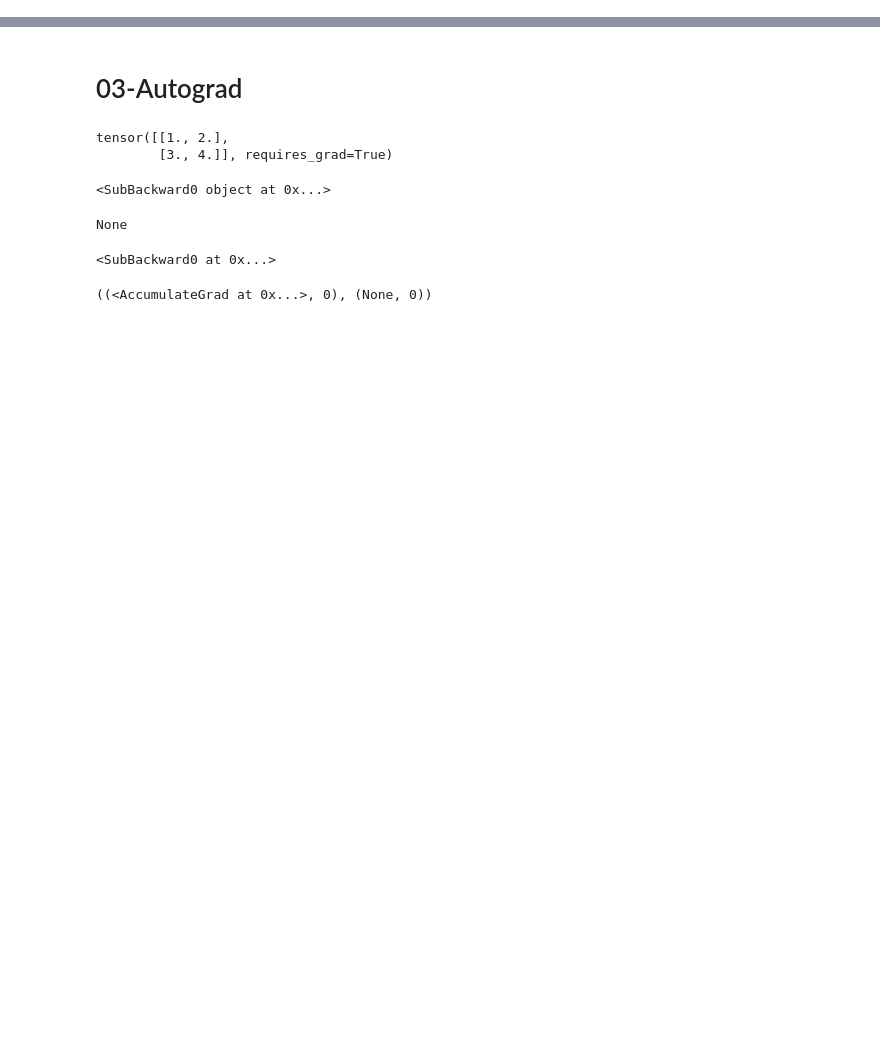
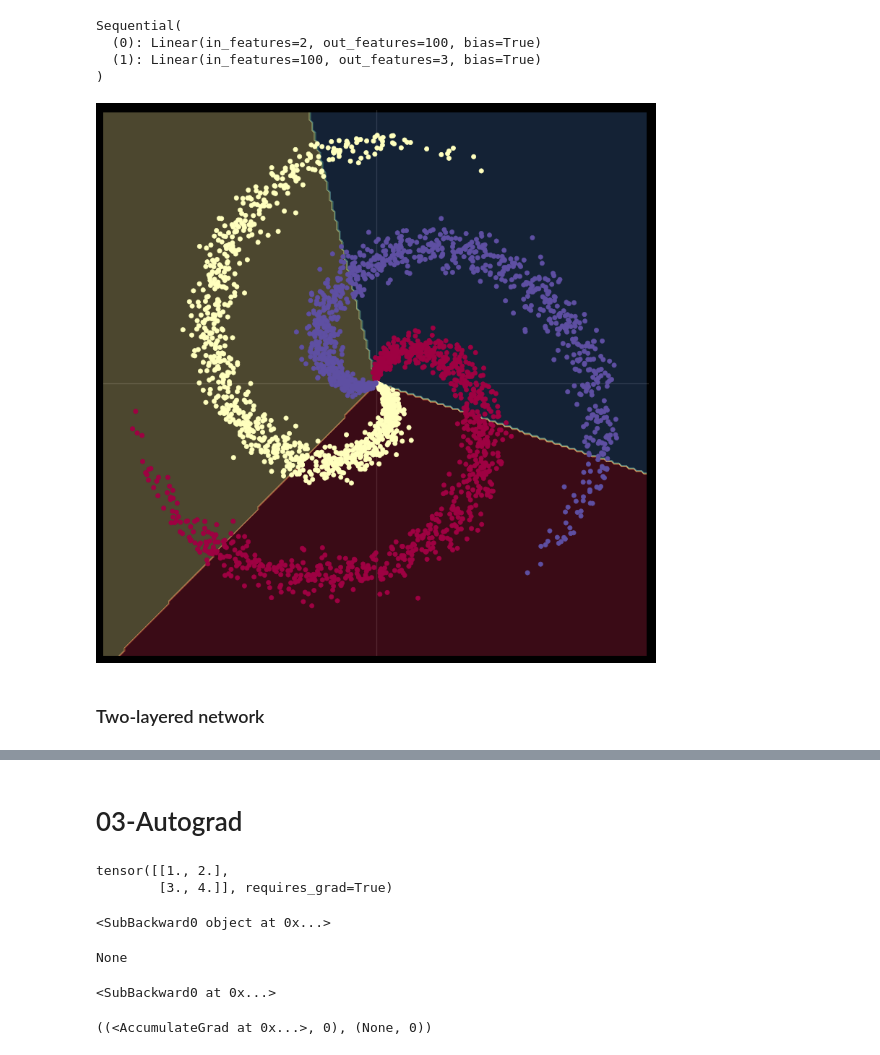
Before and after one commit to Ryanglambert/pytorch-Deep-Learning, a Jupyter notebook: scratch.ipynb, the cells around one changed output, grey strips where cells are left out. Saved outputs shown, nothing was run; the diff lists cells and outputs as text; code cells hidden in the pictures; blank space fills up the shorter version.

```diff
--- a/scratch.ipynb
+++ b/scratch.ipynb
@@ -0,0 +62,16 @@
+# %%
+model = nn.Sequential(
+    nn.Linear(D, H),
+    nn.Linear(H, C)
+)
+# model = nn.Sequential(
+#     nn.Linear(D, C),
+# )
+model.to(device)
+
+criterion = torch.nn.CrossEntropyLoss()
+optimizer = torch.optim.SGD(
+    model.parameters(),
+    lr=learning_rate,
+    weight_decay=lambda_l2
+)
@@ -0,0 +91,11 @@
+# %%
+print(model)
+plot_model(X, y, model)
+# %% [output]
+Sequential(
+  (0): Linear(in_features=2, out_features=100, bias=True)
+  (1): Linear(in_features=100, out_features=3, bias=True)
+)
+[figure, added]
+# %% [markdown]
+###  Two-layered network
```
Also changed, not shown: parts of 42 cells of this notebook.
